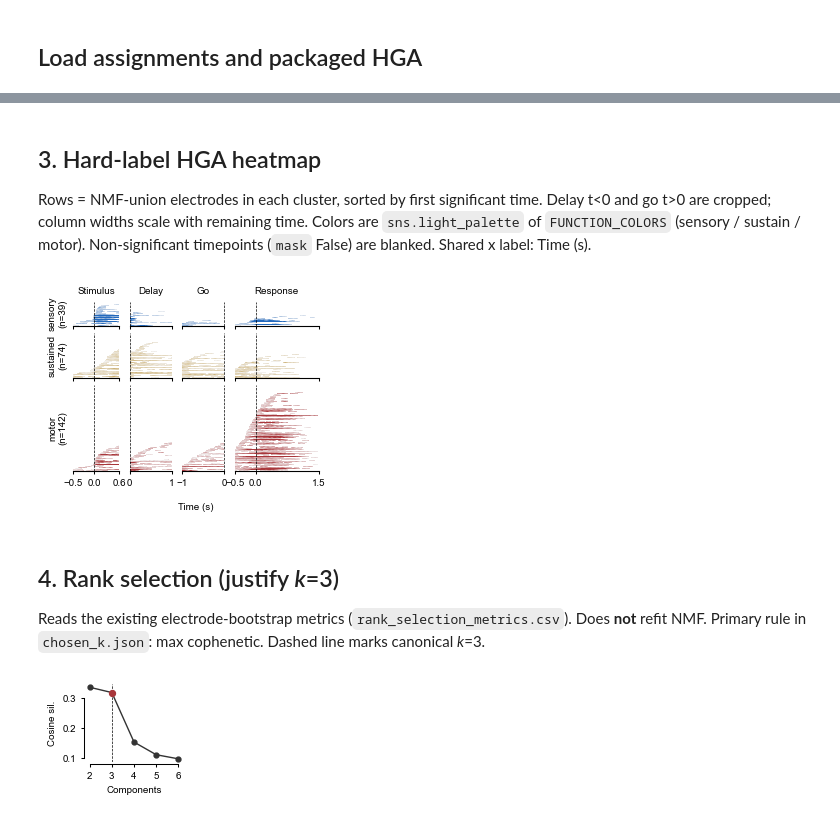
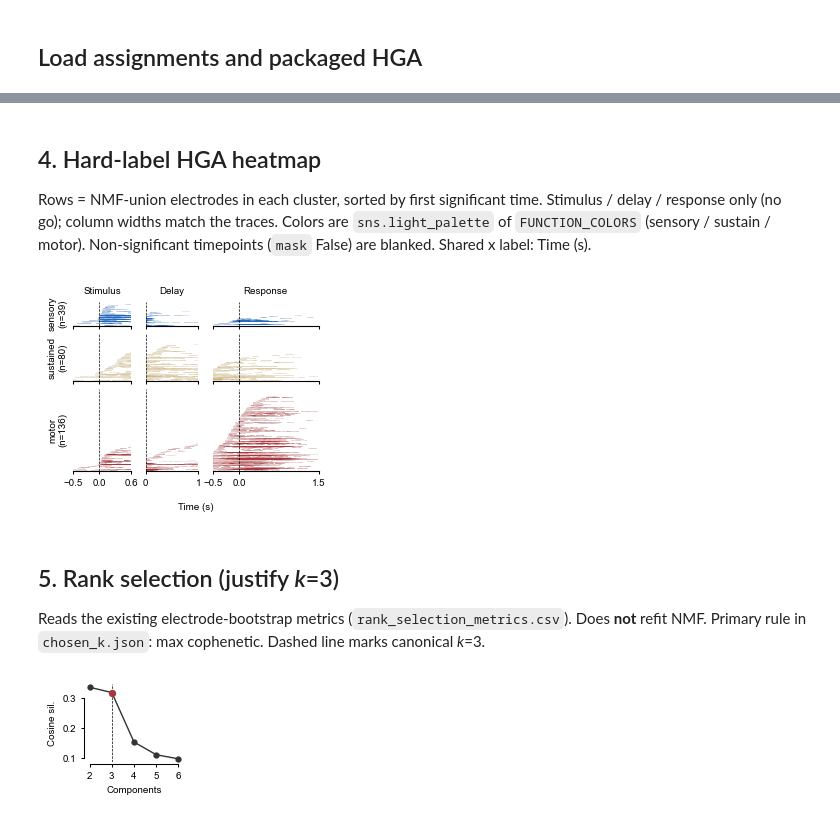
Before and after one commit to shinanlin/insula, a Jupyter notebook: vizpub/fig2.ipynb, the cells around one changed output, grey strips where cells are left out. Cells and saved outputs as stored; diff of their text form; code cells hidden in the pictures.

```diff
--- a/vizpub/fig2.ipynb
+++ b/vizpub/fig2.ipynb
@@ -335,8 +440,8 @@ plt.show()
 # %% [markdown]
-## 3. Hard-label HGA heatmap
+## 4. Hard-label HGA heatmap
 
 Rows = NMF-union electrodes in each cluster, sorted by first significant time.
-Delay t<0 and go t>0 are cropped; column widths scale with remaining time.
+Stimulus / delay / response only (no go); column widths match the traces.
 Colors are `sns.light_palette` of `FUNCTION_COLORS` (sensory / sustain / motor).
 Non-significant timepoints (`mask` False) are blanked.
 Shared x label: Time (s).
@@ -356,26 +461,12 @@ n_by_cluster = {
 }
 height_ratios = [max(n_by_cluster[c], 1) for c in HEATMAP_CLUSTERS]
 
-# Crop delay t<0 and go t>0; column widths scale with remaining time.
-FIG2_PHASE_XLIMS = {
-    "stimulus": (-0.5, 0.6),
-    "delay": (0.0, 1.0),
-    "go": (-1.0, 0.0),
-    "response": (-0.5, 1.5),
-}
-FIG2_PHASE_XTICKS = {
-    "stimulus": (-0.5, 0.0, 0.6),
-    "delay": (0.0, 1.0),
-    "go": (-1.0, 0.0),
-    "response": (-0.5, 0.0, 1.5),
-}
-
-
+# Crop to TRACE_PHASES; column widths match the traces.
 def cluster_phase_channel_order_crop(
     agg: pd.DataFrame, phase: str, cluster: str
 ) -> list[str]:
     """Union channels for this cluster, sorted by first significant time in crop."""
-    lo, hi = FIG2_PHASE_XLIMS[phase]
+    lo, hi = FIG2_TRACE_XLIMS[phase]
     phase_data = agg[
         (agg.phase == phase)
         & (agg.functional_cluster == cluster)
@@ -391,14 +482,14 @@ def cluster_phase_channel_order_crop(
     return [ch for ch, _ in sorted(first_sig, key=lambda x: x[1])]
 
 
-width_ratios = [hi - lo for lo, hi in (FIG2_PHASE_XLIMS[p] for p in PHASES)]
+width_ratios = [hi - lo for lo, hi in (FIG2_TRACE_XLIMS[p] for p in TRACE_PHASES)]
 
 fig = plt.figure(
     figsize=(8 * cm, 0.02 * sum(height_ratios) * cm + 0.7 * cm),
 )
 gs = fig.add_gridspec(
     nrows=len(HEATMAP_CLUSTERS),
-    ncols=len(PHASES),
+    ncols=len(TRACE_PHASES),
     height_ratios=height_ratios,
     width_ratios=width_ratios,
     hspace=0.15,
@@ -408,17 +499,17 @@ gs = fig.add_gridspec(
     bottom=0.18,
     top=0.92,
 )
-axes = np.empty((len(HEATMAP_CLUSTERS), len(PHASES)), dtype=object)
+axes = np.empty((len(HEATMAP_CLUSTERS), len(TRACE_PHASES)), dtype=object)
 for i in range(len(HEATMAP_CLUSTERS)):
-    for j in range(len(PHASES)):
+    for j in range(len(TRACE_PHASES)):
         sharex = axes[0, j] if i > 0 else None
         axes[i, j] = fig.add_subplot(gs[i, j], sharex=sharex)
 
 for i, cluster in enumerate(HEATMAP_CLUSTERS):
     cmap = CLUSTER_CMAPS[cluster]
-    for j, phase in enumerate(PHASES):
+    for j, phase in enumerate(TRACE_PHASES):
         ax = axes[i, j]
-        lo, hi = FIG2_PHASE_XLIMS[phase]
+        lo, hi = FIG2_TRACE_XLIMS[phase]
         ordered = cluster_phase_channel_order_crop(agg, phase, cluster)
         phase_data = agg[
             (agg.phase == phase)
@@ -470,37 +561,37 @@ for i, cluster in enumerate(HEATMAP_CLUSTERS):
         ax.spines["top"].set_visible(False)
         ax.spines["right"].set_visible(False)
 
-        ax.set_xticks(FIG2_PHASE_XTICKS[phase])
+        ax.set_xticks(FIG2_TRACE_XTICKS[phase])
         ax.tick_params(
             axis="x",
             which="both",
             bottom=True,
             top=False,
             labelbottom=i == len(HEATMAP_CLUSTERS) - 1,
             length=2,
             width=0.75,
             labelsize=fontsize,
         )
         ax.spines["bottom"].set_visible(True)
         ax.set_xlabel("")
 
         if j == 0:
             ax.set_ylabel(
                 f"{CLUSTER_LABELS[cluster]}\n(n={len(ordered)})",
                 fontsize=fontsize,
             )
         if i == 0:
             ax.set_title(phase.capitalize(), fontsize=fontsize)
 
 xmid = 0.5 * (FIG2_MARGINS["left"] + FIG2_MARGINS["right"])
 fig.text(xmid, 0.04, "Time (s)", ha="center", va="top", fontsize=fontsize)
 
 save_aligned_svg(fig, "fig2_hga_heatmap.svg")
 plt.show()
 # %% [output]
-[figure, old version]
+[figure, new version]
 # %% [markdown]
-## 4. Rank selection (justify *k*=3)
+## 5. Rank selection (justify *k*=3)
 
 Reads the existing electrode-bootstrap metrics (`rank_selection_metrics.csv`).
 Does **not** refit NMF. Primary rule in `chosen_k.json`: max cophenetic.
```
Also changed, not shown: parts of 22 cells of this notebook, 16 other files.
